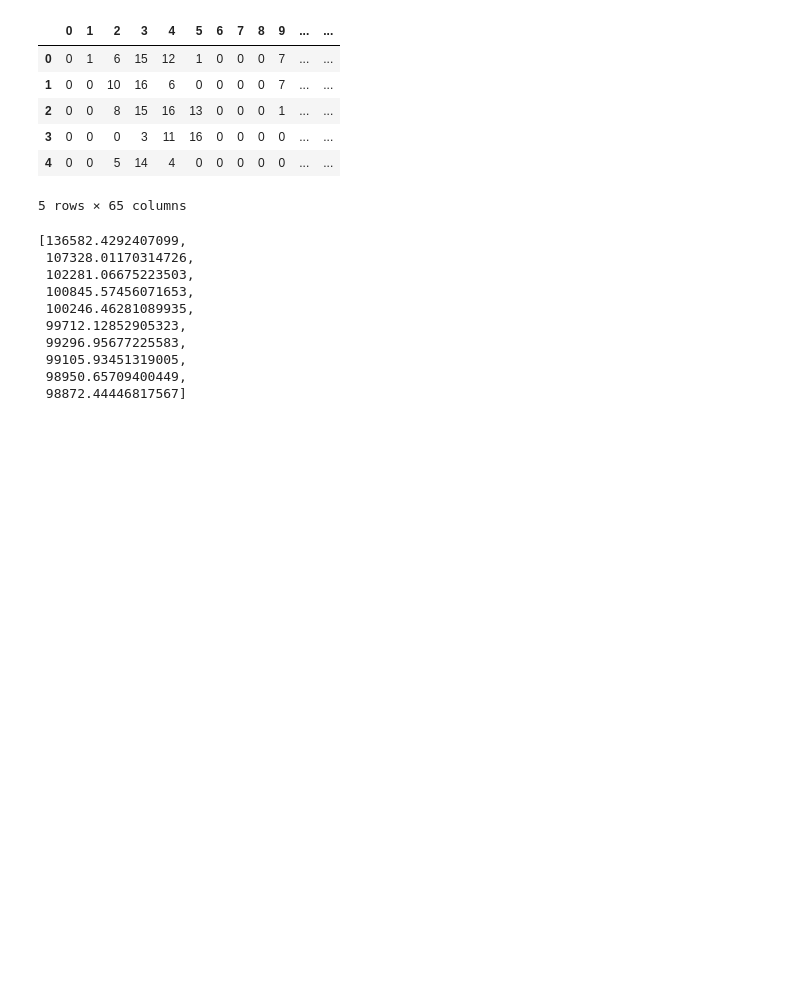
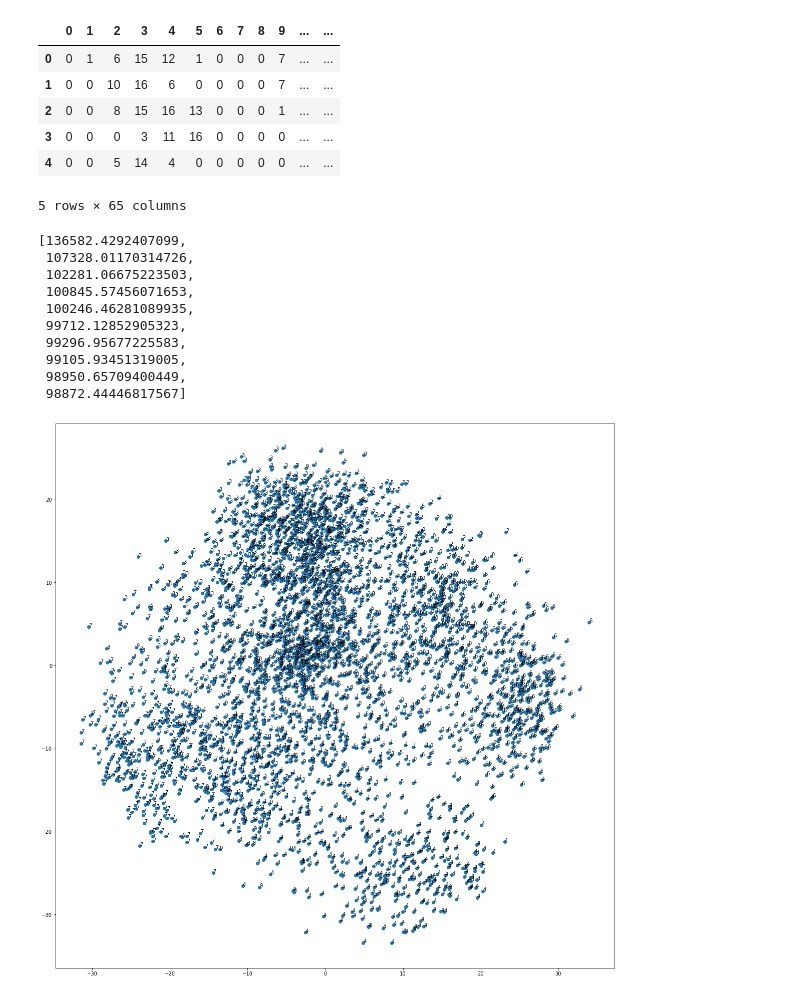
Before and after one commit to Mayur619/Handwritten-Digit-Recognition, a Jupyter notebook: Hw2.ipynb, the cells around one changed output. Cells and saved outputs as stored; diff of their text form; code cells hidden in the pictures; blank space fills up the shorter version.

```diff
--- a/Hw2.ipynb
+++ b/Hw2.ipynb
@@ -61,0 +60,28 @@ class PCA:
+# %%
+class PCA:
+    def __init__(self):
+        pass
+    def fit(self,training_data):
+        #Compute covariance matrix
+        covariance_matrix=np.cov(training_data.transpose())
+        #Calculate eigen values and eigen vectors
+        eigen_values,eigen_vectors=np.linalg.eig(covariance_matrix)
+        #Sort eigen vectors in the decreasing order of eigenvalues
+        eigen_vectors=eigen_vectors.transpose()
+        self.components=eigen_vectors[eigen_values.argsort()[::-1]]
+    def transform(self,training_data,n_components=2):
+        w=self.components[:n_components]
+        mean=np.mean(training_data,axis=0)
+        return np.dot(w,np.transpose(training_data-mean))
+# %%
+pca=PCA()
+pca.fit(x_train)
+reduced_data=pca.transform(x_train)
+# %%
+plt.figure(figsize=(20,20))
+plt.scatter(reduced_data[0],reduced_data[1])
+for x,y,label in zip(reduced_data[0],reduced_data[1],train_df.iloc[:,-1].values):
+    plt.annotate(label,(x,y))
+plt.show()
+# %% [output]
+[figure, added]
```
Also changed, not shown: parts of 2 cells of this notebook.
